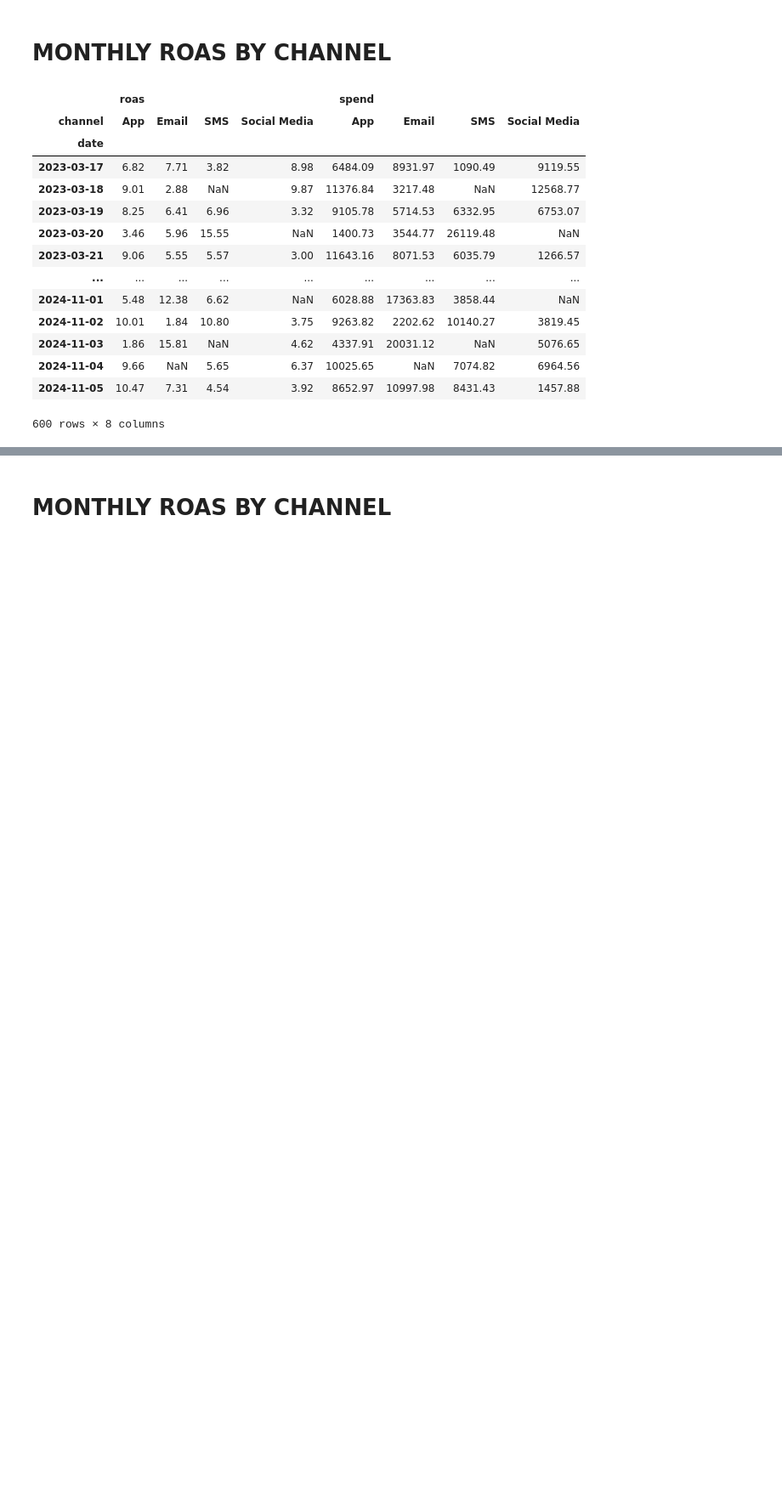
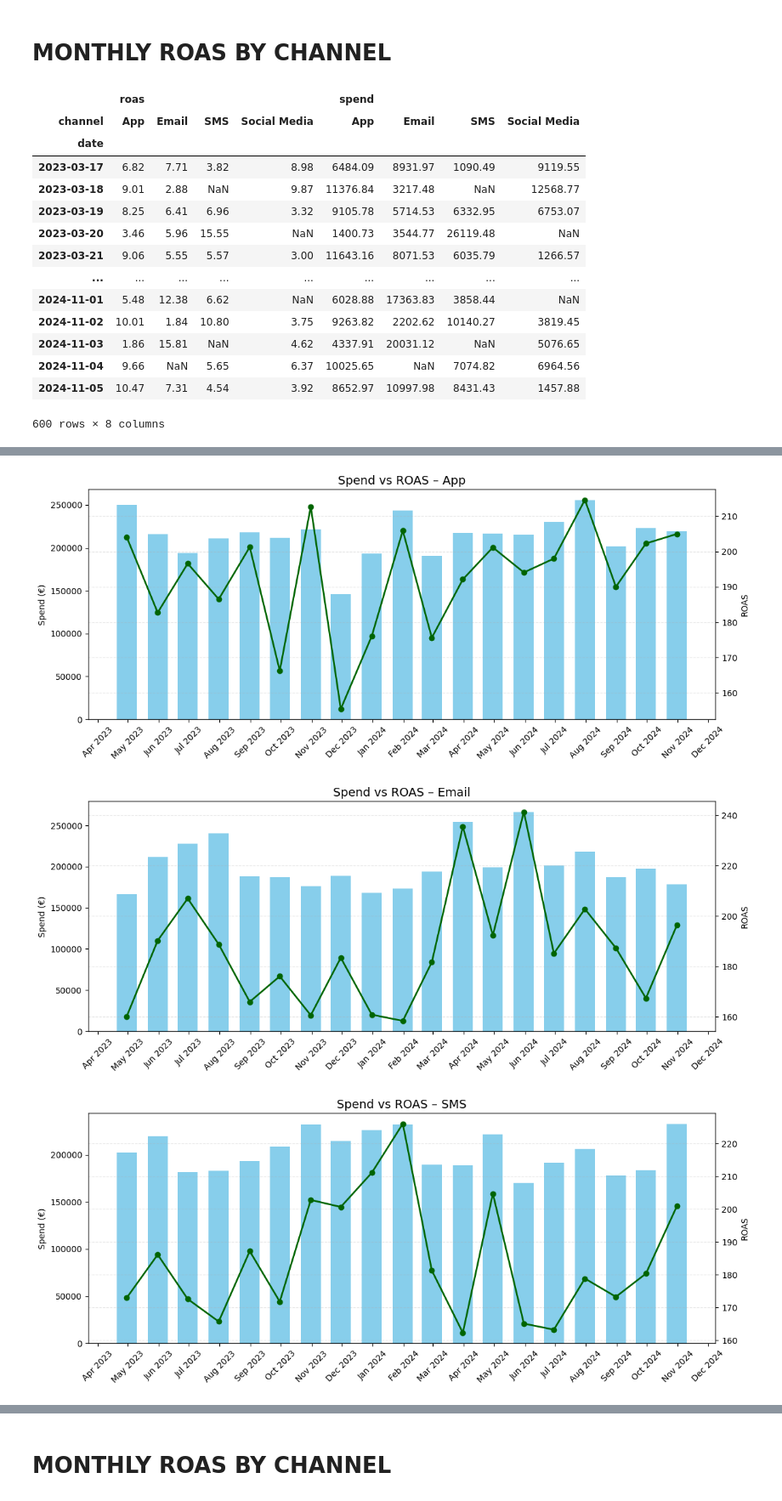
Before and after one commit to maximebarbier01/blinkit-sales-analysis, a Jupyter notebook: marketing_performance.ipynb, the cells around one changed output, grey strips where cells are left out. Shown at 85% size. Saved outputs shown, nothing was run; the diff lists cells and outputs as text; code cells hidden in the pictures; blank space fills up the shorter version.

```diff
--- a/marketing_performance.ipynb
+++ b/marketing_performance.ipynb
@@ -144,0 +106,53 @@ plt.show()
+# %%
+import matplotlib.pyplot as plt
+import matplotlib.dates as mdates
+
+# Filtrage des bonnes dates
+good_date = (roas_channel_pivot_monthly.index > "2023-03-31") & (roas_channel_pivot_monthly.index < "2024-11-30")
+
+# Liste des canaux
+channels = ['App', 'Email', 'SMS', 'Social Media']
+
+# Un graph par canal
+for channel in channels:
+    fig, ax1 = plt.subplots(figsize=(12, 5))
+
+    # Axe principal : Spend en barres
+    ax1.bar(
+        roas_channel_pivot_monthly[good_date].index,
+        roas_channel_pivot_monthly[('spend', channel)][good_date],
+        color='skyblue',
+        width=20,
+        label='Spend (€)',
+        align='center'
+    )
+    ax1.set_ylabel('Spend (€)')
+    ax1.tick_params(axis='y')
+
+    # Mise en forme de l'axe des dates
+    ax1.xaxis.set_major_formatter(mdates.DateFormatter('%b %Y'))
+    ax1.xaxis.set_major_locator(mdates.MonthLocator())
+    plt.xticks(rotation=45)
+
+    # Axe secondaire : ROAS en ligne
+    ax2 = ax1.twinx()
+    ax2.plot(
+        roas_channel_pivot_monthly[good_date].index,
+        roas_channel_pivot_monthly[('roas', channel)][good_date],
+        color='darkgreen',
+        marker='o',
+        linewidth=2,
+        label='ROAS'
+    )
+    ax2.set_ylabel('ROAS')
+    ax2.tick_params(axis='y')
+
+    # Titre et affichage
+    plt.title(f'Spend vs ROAS – {channel}', fontsize=14)
+    fig.tight_layout()
+    plt.grid(True, which='major', linestyle='--', alpha=0.3)
+    plt.show()
+# %% [output]
+[figure, added]
+[figure, added]
+[figure, added]
```
Also changed, not shown: parts of 30 cells of this notebook.
